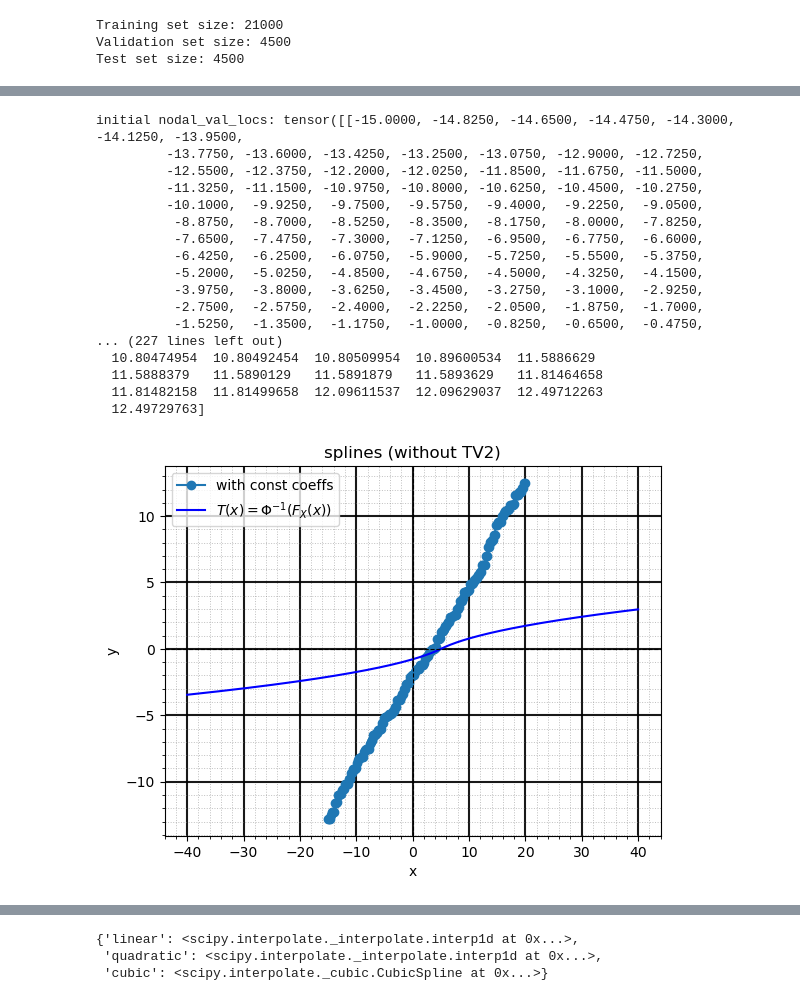
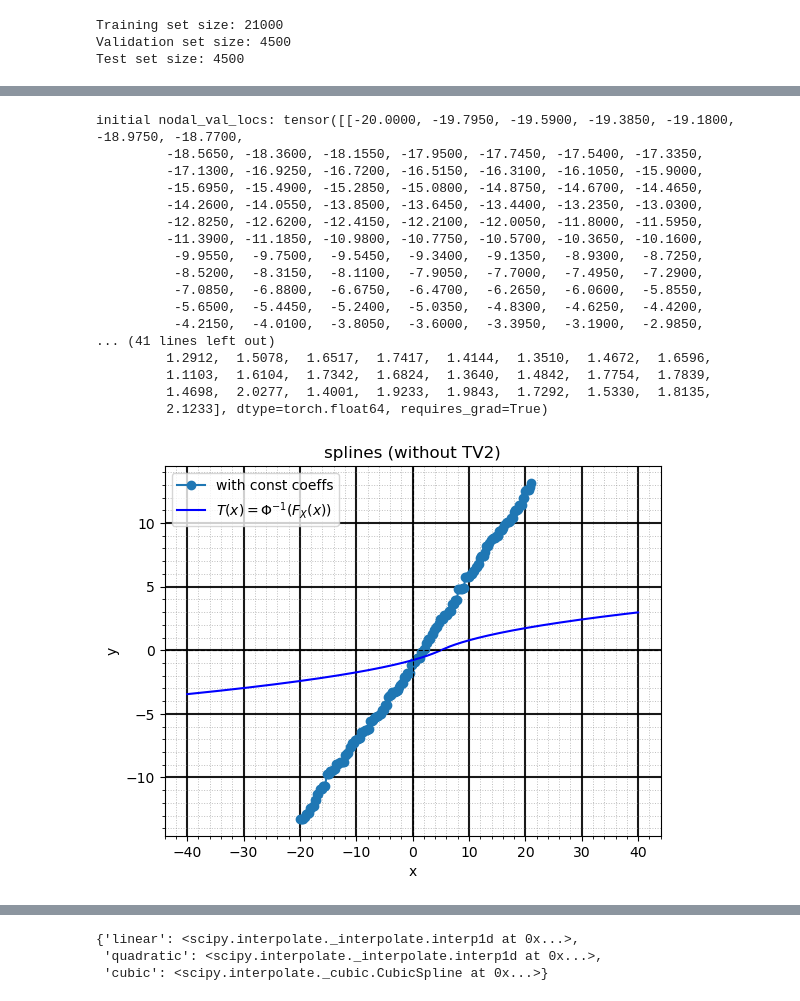
Before and after one commit to neelkanthrawat/Lipschitz_DSNN, a Jupyter notebook: with_TV2_regul.ipynb, the cells around one changed output, grey strips where cells are left out. Saved outputs shown, nothing was run; the diff lists cells and outputs as text; code cells hidden in the pictures.

Commit message:
when considering full range because of tails, it becomes more straight. more data, more smooth learning

```diff
--- a/with_TV2_regul.ipynb
+++ b/with_TV2_regul.ipynb
@@ -728,64 +728,64 @@ def generate_unequally_spaced_sorted_numbers(start_val, end_val, N):
 
     return scaled_values
 # %%
-SIZE=201;RANGE=20; START_VAL=-15; END_VAL=20
+SIZE=201;RANGE=20; START_VAL=-20; END_VAL=21
 #GRID_VALS= generate_unequally_spaced_sorted_numbers(start_val=START_VAL,end_val=END_VAL,N=SIZE)
 GRID_VALS,FN_INIT = transformation_laplace_to_std_normal(mu=mean, b=scale, x_range=(START_VAL,END_VAL), num_points=SIZE)
 noise = torch.randn_like(torch.tensor(FN_INIT)) * 2e-1
 model2 = LinearSplineSlopeConstrained(
                 mode='fc',
                 num_activations=1,
                 size=SIZE,# number of knots is size -2
                 range_=RANGE,
                 grid_values=torch.tensor(GRID_VALS),
                 # grid_values=torch.tensor([-2.9132, -1.,  1.8,  2.1882,  2.9779]),
                 init="manual",#"maxmin",# what if I try relu activation function?
                 smin=0.001,
                 smax=10,
                 slope_constrained=1,
                 manual_init_fn_tensor=torch.tensor(FN_INIT)+noise
 )
-print("constrained coefficients are: ",model2.slope_constrained_coefficients_vect)
-print(f"slopes: constrained coeffs: {model2.slopes_tensor(for_projected_coeffs=1)}")
+# print("constrained coefficients are: ",model2.slope_constrained_coefficients_vect)
+# print(f"slopes: constrained coeffs: {model2.slopes_tensor(for_projected_coeffs=1)}")
 # visualise the code space before the training
 input_tensor = torch.tensor(train_data)
 output_tensor2=model2(input_tensor)
 # plot_multiple_histogram([input_tensor.numpy(), output_tensor2.detach().numpy()
 #                         ],
 #                         labels_list=["data_space (x)","code_space(z)"])
 
 x2pos, y2pos = model2.nodal_val_loc_tensor.detach().numpy(), model2.slope_constrained_coefficients_vect.detach().numpy()
-print('grid vals and x2pos vals')
-print(GRID_VALS, x2pos)
-print('fn val and slope constrained fn val')
-print(FN_INIT, y2pos)
+# print('grid vals and x2pos vals')
+# print(GRID_VALS, x2pos)
+# print('fn val and slope constrained fn val')
+# print(FN_INIT, y2pos)
     # Add labels, title, and grid
     # plt.figure(figsize=(8,8))
 plt.figure()
 plot_with_annotations(x2pos[0][:], y2pos[:],
                     title="splines (without TV2)", xlabel="x", ylabel="y",
                     annotate=0, style='-o')
 plt.legend()
 plt.show()
 # %% [output]
-initial nodal_val_locs: tensor([[-15.0000, -14.8250, -14.6500, -14.4750, -14.3000, -14.1250, -13.9500,
-         -13.7750, -13.6000, -13.4250, -13.2500, -13.0750, -12.9000, -12.7250,
-         -12.5500, -12.3750, -12.2000, -12.0250, -11.8500, -11.6750, -11.5000,
-         -11.3250, -11.1500, -10.9750, -10.8000, -10.6250, -10.4500, -10.2750,
-         -10.1000,  -9.9250,  -9.7500,  -9.5750,  -9.4000,  -9.2250,  -9.0500,
-          -8.8750,  -8.7000,  -8.5250,  -8.3500,  -8.1750,  -8.0000,  -7.8250,
-          -7.6500,  -7.4750,  -7.3000,  -7.1250,  -6.9500,  -6.7750,  -6.6000,
-          -6.4250,  -6.2500,  -6.0750,  -5.9000,  -5.7250,  -5.5500,  -5.3750,
-          -5.2000,  -5.0250,  -4.8500,  -4.6750,  -4.5000,  -4.3250,  -4.1500,
-          -3.9750,  -3.8000,  -3.6250,  -3.4500,  -3.2750,  -3.1000,  -2.9250,
-          -2.7500,  -2.5750,  -2.4000,  -2.2250,  -2.0500,  -1.8750,  -1.7000,
-          -1.5250,  -1.3500,  -1.1750,  -1.0000,  -0.8250,  -0.6500,  -0.4750,
-... (227 lines left out)
-  10.80474954  10.80492454  10.80509954  10.89600534  11.5886629
-  11.5888379   11.5890129   11.5891879   11.5893629   11.81464658
-  11.81482158  11.81499658  12.09611537  12.09629037  12.49712263
-  12.49729763]
+initial nodal_val_locs: tensor([[-20.0000, -19.7950, -19.5900, -19.3850, -19.1800, -18.9750, -18.7700,
+         -18.5650, -18.3600, -18.1550, -17.9500, -17.7450, -17.5400, -17.3350,
+         -17.1300, -16.9250, -16.7200, -16.5150, -16.3100, -16.1050, -15.9000,
+         -15.6950, -15.4900, -15.2850, -15.0800, -14.8750, -14.6700, -14.4650,
+         -14.2600, -14.0550, -13.8500, -13.6450, -13.4400, -13.2350, -13.0300,
+         -12.8250, -12.6200, -12.4150, -12.2100, -12.0050, -11.8000, -11.5950,
+         -11.3900, -11.1850, -10.9800, -10.7750, -10.5700, -10.3650, -10.1600,
+          -9.9550,  -9.7500,  -9.5450,  -9.3400,  -9.1350,  -8.9300,  -8.7250,
+          -8.5200,  -8.3150,  -8.1100,  -7.9050,  -7.7000,  -7.4950,  -7.2900,
+          -7.0850,  -6.8800,  -6.6750,  -6.4700,  -6.2650,  -6.0600,  -5.8550,
+          -5.6500,  -5.4450,  -5.2400,  -5.0350,  -4.8300,  -4.6250,  -4.4200,
+          -4.2150,  -4.0100,  -3.8050,  -3.6000,  -3.3950,  -3.1900,  -2.9850,
+... (41 lines left out)
+         1.2912,  1.5078,  1.6517,  1.7417,  1.4144,  1.3510,  1.4672,  1.6596,
+         1.1103,  1.6104,  1.7342,  1.6824,  1.3640,  1.4842,  1.7754,  1.7839,
+         1.4698,  2.0277,  1.4001,  1.9233,  1.9843,  1.7292,  1.5330,  1.8135,
+         2.1233], dtype=torch.float64, requires_grad=True)
-[figure, old version]
+[figure, new version]
 # %%
 # with torch.no_grad():
 #    zz,gg=model2(torch.tensor([[-30.], [-20], [0.], [20], [30]])), model2.grad_x_temp
```
Also changed, not shown: parts of 4 cells of this notebook.
